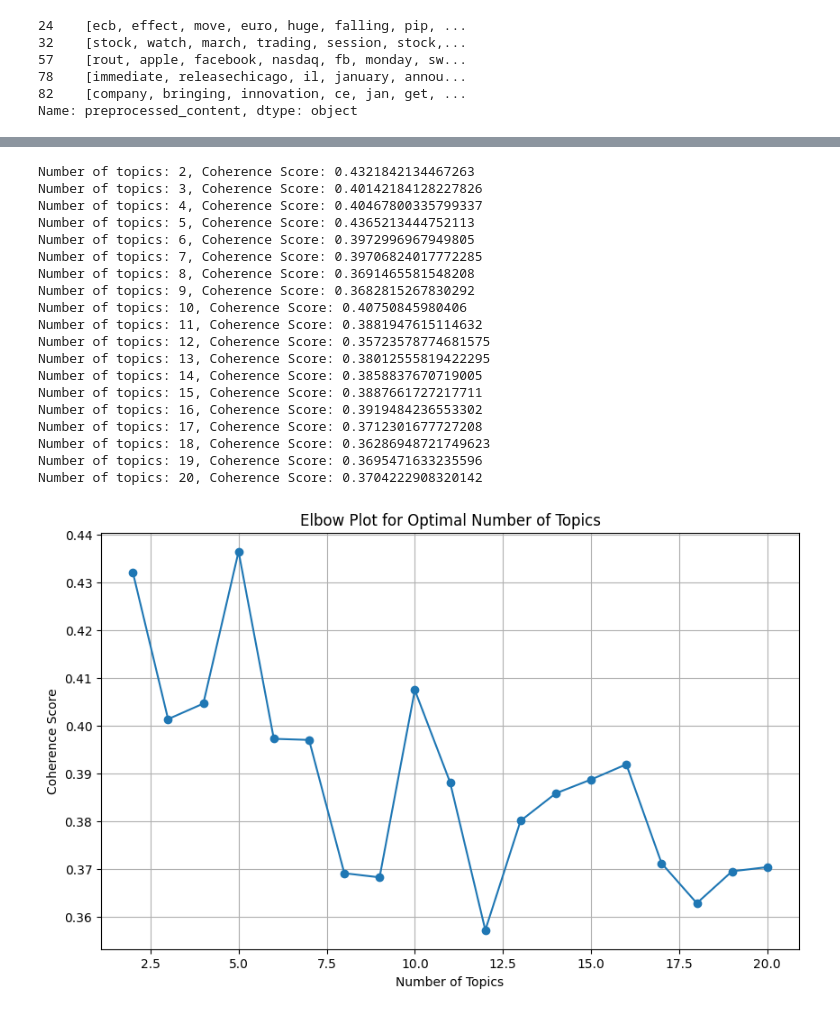
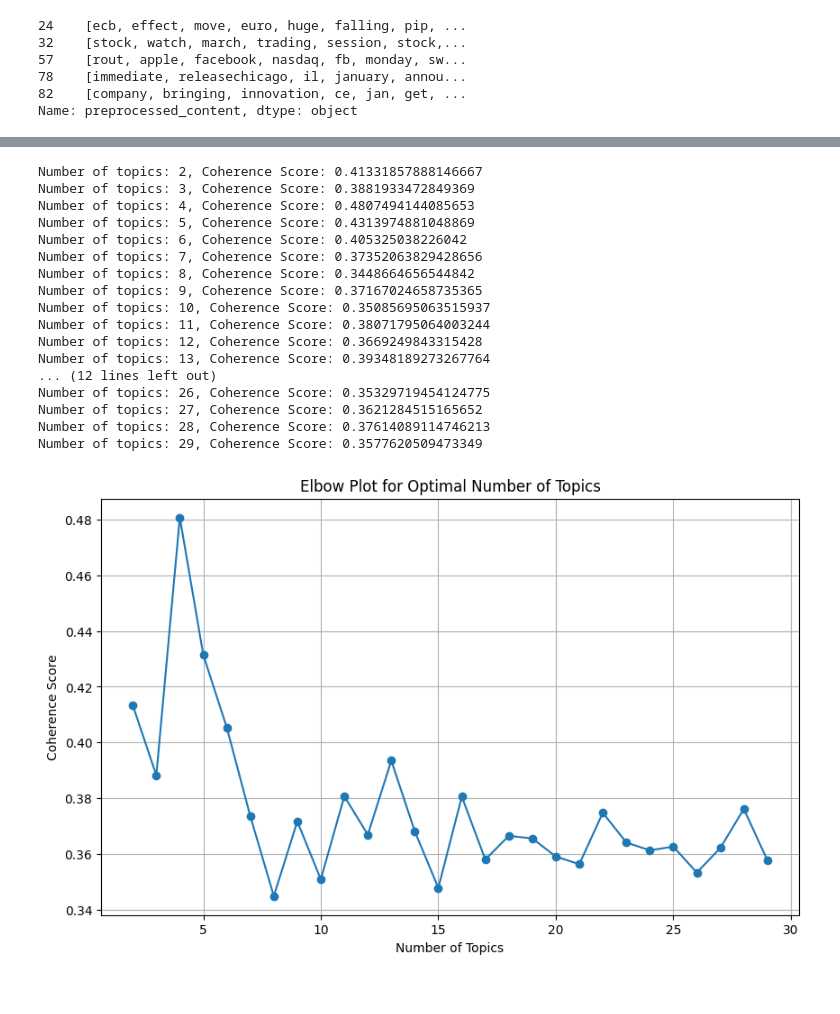
Before and after one commit to Floor99/NLP_group_9, a Jupyter notebook: NLP/nlp/Mazmodel.ipynb, the cells around one changed output, grey strips where cells are left out. Cells and saved outputs as stored; diff of their text form; code cells hidden in the pictures.

Commit message:
Add changes to Mazmodel notebook and elbow plot image

```diff
--- a/NLP/nlp/Mazmodel.ipynb
+++ b/NLP/nlp/Mazmodel.ipynb
@@ -79,12 +79,13 @@ def preprocess_text(text):
 
 # Apply preprocessing
 nvidia_articles['processed_content'] = nvidia_articles['content'].apply(preprocess_text)
-# %%
-processed_texts = nvidia_articles['processed_content'].tolist()
+# %%
+#store the original preprocessed texts for comparison seperately
+original_processed_texts = nvidia_articles['processed_content'].tolist()
 # %%
 from FuzzyTM import FLSA_W
 flsaW = FLSA_W(
-input_file = processed_texts,
+input_file = original_processed_texts,
 num_topics=10,
 num_words=10,
 )
@@ -168,0 +217,18 @@ Interpretability Score: 0.3244597785317037
+# %%
+
+# Apply filtering of low frequency words because that got the best coherence score
+lowfreq_filtered_texts = remove_low_frequency_words(original_processed_texts, bottom_n_percent=15)
+
+
+flsaW2 = FLSA_W(input_file=lowfreq_filtered_texts, num_topics=10, num_words=10)
+pwgt, ptgd = flsaW2.get_matrices()
+
+# Display topics and evaluation metrics
+print(flsaW2.show_topics())
+print("Vocabulary Size:", flsaW2.get_vocabulary_size())
+print("Coherence Score:", flsaW2.get_coherence_score())
+print("Diversity Score:", flsaW2.get_diversity_score())
+print("Interpretability Score:", flsaW2.get_interpretability_score())
+
+for topic in flsaW2.show_topics(representation='words'):
+    print(topic)
@@ -169,50 +251,48 @@ Interpretability Score: 0.3244597785317037
 # %%
 import matplotlib.pyplot as plt
 
 # Define the range of topics to test
-topic_numbers = range(2, 21)  # Testing from 2 to 20 topics
+topic_numbers = range(2, 30)  # Testing from 2 to 30 topics
 coherence_scores = []
 
 # Loop over each topic number and train a model
 for num_topics in topic_numbers:
     # Train the FLSA-W model with the current number of topics
-    model = FLSA_W(input_file=processed_texts, num_topics=num_topics, num_words=10)
+    model = FLSA_W(input_file=lowfreq_filtered_texts, num_topics=num_topics, num_words=10)
     model.get_matrices()  # Train the model to get topic distributions
 
     # Get coherence score for the current model
     coherence_score = model.get_coherence_score()
     coherence_scores.append(coherence_score)
 
     print(f"Number of topics: {num_topics}, Coherence Score: {coherence_score}")
 
 # Plot the results
 plt.figure(figsize=(10, 6))
 plt.plot(topic_numbers, coherence_scores, marker='o')
 plt.xlabel("Number of Topics")
 plt.ylabel("Coherence Score")
 plt.title("Elbow Plot for Optimal Number of Topics")
 plt.grid(True)
 plt.savefig('elbow_plot.png')
 plt.show()
 # %% [output]
-Number of topics: 2, Coherence Score: 0.4321842134467263
-Number of topics: 3, Coherence Score: 0.40142184128227826
-Number of topics: 4, Coherence Score: 0.40467800335799337
-Number of topics: 5, Coherence Score: 0.4365213444752113
-Number of topics: 6, Coherence Score: 0.3972996967949805
-Number of topics: 7, Coherence Score: 0.39706824017772285
-Number of topics: 8, Coherence Score: 0.3691465581548208
-Number of topics: 9, Coherence Score: 0.3682815267830292
-Number of topics: 10, Coherence Score: 0.40750845980406
-Number of topics: 11, Coherence Score: 0.3881947615114632
-Number of topics: 12, Coherence Score: 0.35723578774681575
-Number of topics: 13, Coherence Score: 0.38012555819422295
-Number of topics: 14, Coherence Score: 0.3858837670719005
-Number of topics: 15, Coherence Score: 0.3887661727217711
-Number of topics: 16, Coherence Score: 0.3919484236553302
-Number of topics: 17, Coherence Score: 0.3712301677727208
-Number of topics: 18, Coherence Score: 0.36286948721749623
-Number of topics: 19, Coherence Score: 0.3695471633235596
-Number of topics: 20, Coherence Score: 0.3704222908320142
+Number of topics: 2, Coherence Score: 0.41331857888146667
+Number of topics: 3, Coherence Score: 0.3881933472849369
+Number of topics: 4, Coherence Score: 0.4807494144085653
+Number of topics: 5, Coherence Score: 0.4313974881048869
+Number of topics: 6, Coherence Score: 0.405325038226042
+Number of topics: 7, Coherence Score: 0.37352063829428656
+Number of topics: 8, Coherence Score: 0.3448664656544842
+Number of topics: 9, Coherence Score: 0.37167024658735365
+Number of topics: 10, Coherence Score: 0.35085695063515937
+Number of topics: 11, Coherence Score: 0.38071795064003244
+Number of topics: 12, Coherence Score: 0.3669249843315428
+Number of topics: 13, Coherence Score: 0.39348189273267764
+... (12 lines left out)
+Number of topics: 26, Coherence Score: 0.35329719454124775
+Number of topics: 27, Coherence Score: 0.3621284515165652
+Number of topics: 28, Coherence Score: 0.37614089114746213
+Number of topics: 29, Coherence Score: 0.3577620509473349
-[figure, old version]
+[figure, new version]
 # %%
```
Also changed, not shown: parts of 7 cells of this notebook, 2 other files.
